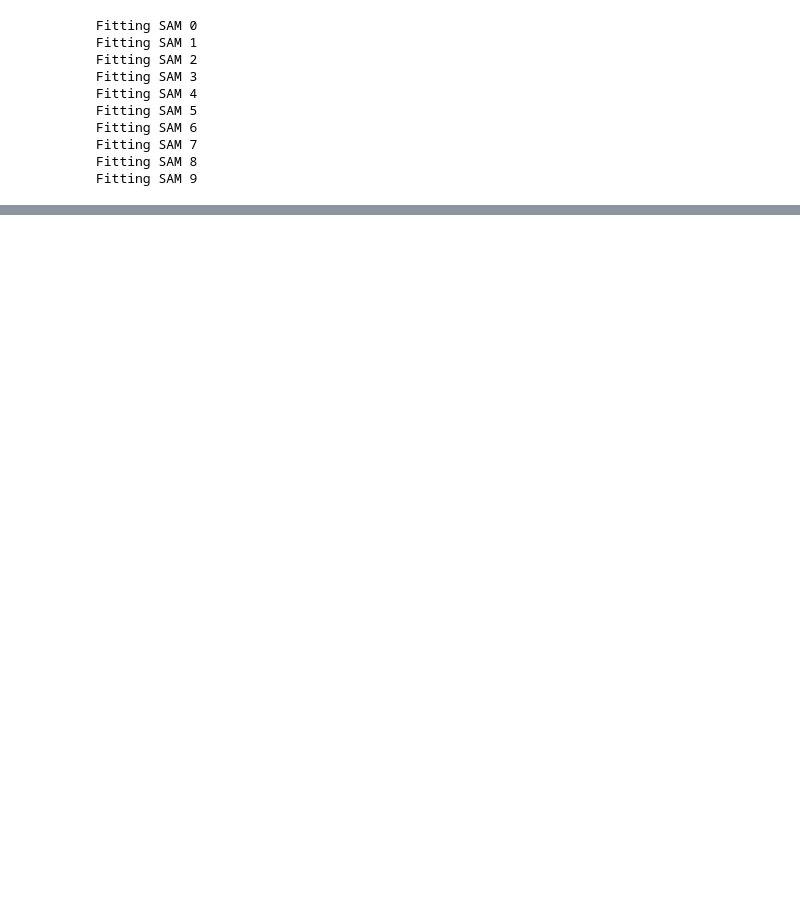
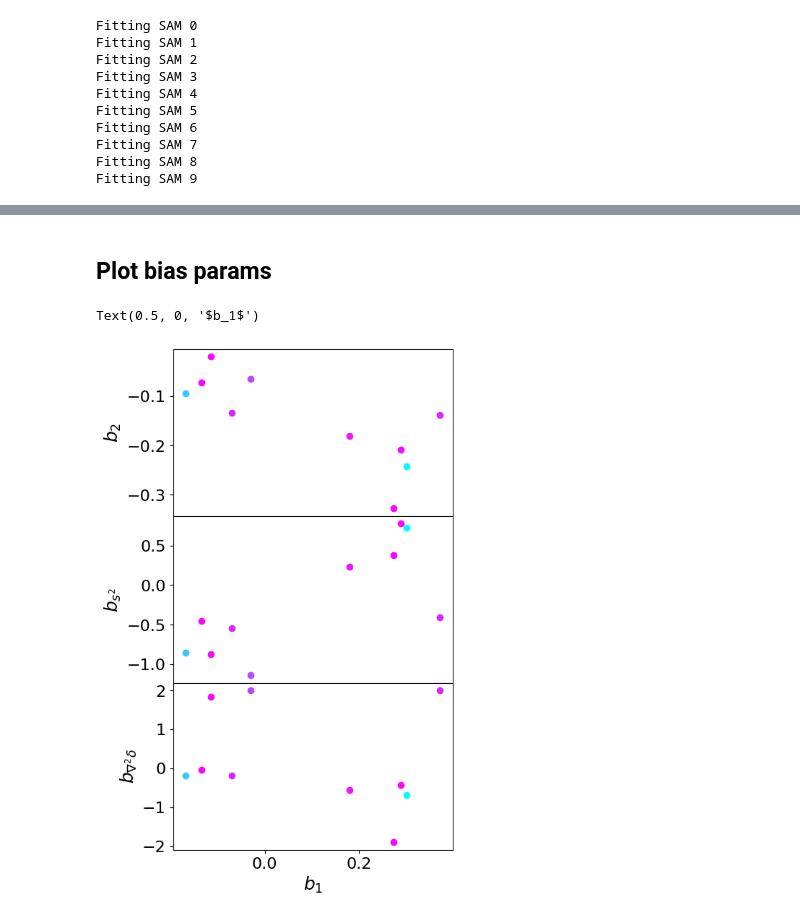
Before and after one commit to kstoreyf/biasexp-target-observable, a Jupyter notebook: notebooks/2023-12-24_camels-sam_biasexp_fit.ipynb, the cells around one changed output, grey strips where cells are left out. Drawn from its saved outputs; the diff is of its cells as text; code cells hidden in the pictures; blank space fills up the shorter version.

Commit message:
bias param plots for few SAMs

```diff
--- a/notebooks/2023-12-24_camels-sam_biasexp_fit.ipynb
+++ b/notebooks/2023-12-24_camels-sam_biasexp_fit.ipynb
@@ -538,0 +526,13 @@ n_fit = 10
+# %%
+bias_param_names = ['b1', 'b2', 'bs2', 'bl']
+bias_param_labels = {'b1': r'$b_1$',
+                     'b2': r'$b_2$',
+                     'bs2': r'$b_{s^2}$',
+                     'bl': r'$b_{\nabla^2 \delta}$',
+                    }
+bias_bounds = {'b1': [-0.25, 1.75],
+               'b2': [-1, 2],
+               'bs2': [-3, 1],
+               'bl': [-5, 2],
+              }
+bounds = [bias_bounds[bname] for bname in bias_param_names]
@@ -575,0 +580,17 @@ Text(0, 0.5, '$P(k)$')
+# %% [markdown]
+## Plot bias params
+# %%
+nrows, ncols = 3, 1
+fig, axarr = plt.subplots(nrows, ncols, figsize=(5, 3*nrows), sharex=True)
+plt.subplots_adjust(hspace=0)
+
+for i in range(n_fit):
+    bias_params = res_arr[i]['x']
+    for bb in range(1,len(bias_param_names)):
+        axarr[bb-1].plot(bias_params[0], bias_params[bb], marker='o', markersize=6, color=colors[i])
+        axarr[bb-1].set_ylabel(bias_param_labels[bias_param_names[bb]])
+
+plt.xlabel(bias_param_labels[bias_param_names[0]])
+# %% [output]
+Text(0.5, 0, '$b_1$')
+[figure, added]
```
Also changed, not shown: parts of 10 cells of this notebook.
